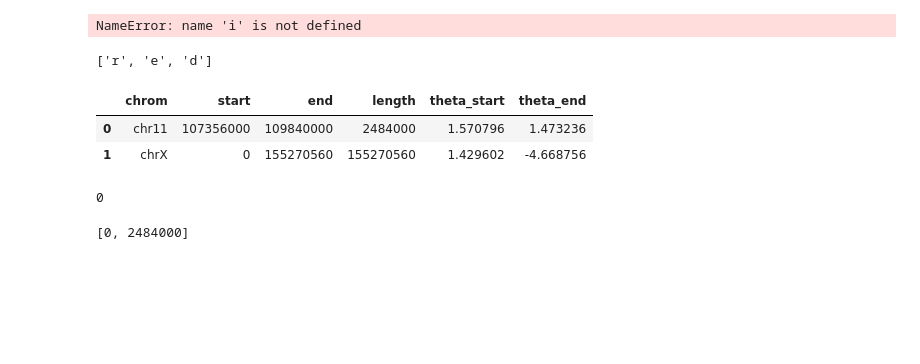
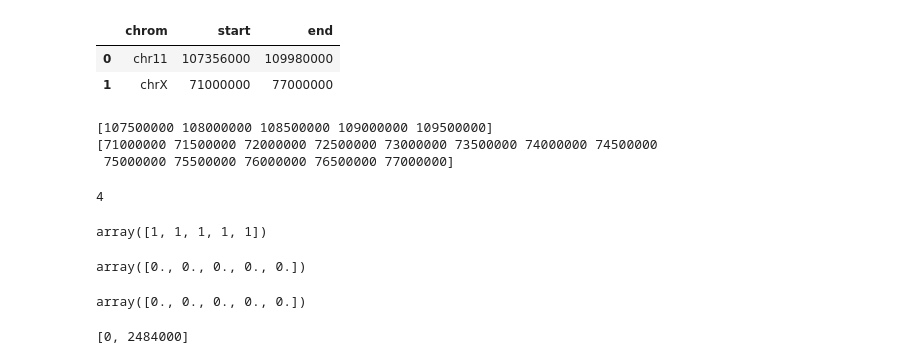
Before and after one commit to WenlongShen/ClusC, a Jupyter notebook: circos.ipynb, the cells around one changed output. Cells and saved outputs as stored; diff of their text form; code cells hidden in the pictures; blank space fills up the shorter version.

```diff
--- a/circos.ipynb
+++ b/circos.ipynb
@@ -37,18 +43,2 @@ plotting_circos(circos_configs, '/home/archer/Desktop/ClusC/examples/results/plo
 # %%
-tmp_pd = pd.read_csv(circos_configs[1].get('file'), sep="\t", names=['chrom','start','end','name','score','strand'])
+tmp_pd = pd.read_csv('/home/archer/Desktop/ClusC/examples/chrom_regions_2.txt', sep="\t", names=['chrom','start','end'])
-# %%
-if circos_configs[i].get('color') != None:
-    color = circos_configs[0].get('color')
-    if isinstance(color, str):
-        if is_colormap(color):
-            colormap = color
-            colorlist = colormap_to_rbg(colormap, vmin, vmax)
-            color = None
-        else:
-            color = [color]
-else:
-    colormap = default_colormap
-    colorlist = colormap_to_rbg(colormap, vmin, vmax)
-    color = None
-# %% [output]
-NameError: name 'i' is not defined
@@ -65,18 +45,33 @@ chrom_regions['theta_end'] = chrom_regions['theta_start']-chrom_regions['length'
-# %%
-c
-# %% [output]
-['r', 'e', 'd']
-# %%
-chrom_regions = get_theta(chrom_regions, gap, len_per_theta)
-chrom_regions
-# %% [output]
-|  | chrom | start | end | length | theta_start | theta_end |
-| 0 | chr11 | 107356000 | 109840000 | 2484000 | 1.570796 | 1.473236 |
-| 1 | chrX | 0 | 155270560 | 155270560 | 1.429602 | -4.668756 |
-# %%
-6%1
-# %% [output]
-0
+# %%
+tmp_pd
+# %% [output]
+|  | chrom | start | end |
+| 0 | chr11 | 107356000 | 109980000 |
+| 1 | chrX | 71000000 | 77000000 |
+# %%
+unit = 500000
+for index, row in tmp_pd.iterrows():
+    get_ticks(chrom_pd, len_per_theta, unit, unit_label)
+# %% [output]
+[107500000 108000000 108500000 109000000 109500000]
+[71000000 71500000 72000000 72500000 73000000 73500000 74000000 74500000
+ 75000000 75500000 76000000 76500000 77000000]
+# %%
+abs(tmp_pd['score']).max()
+# %% [output]
+4
+# %%
+np.tile(1, a.shape)
+# %% [output]
+array([1, 1, 1, 1, 1])
+# %%
+np.zeros(np.shape(a))
+# %% [output]
+array([0., 0., 0., 0., 0.])
+# %%
+np.zeros(a.shape)
+# %% [output]
+array([0., 0., 0., 0., 0.])
 # %%
 cumlen = [0] + list(chrom_regions['length'].cumsum())[:-1]
 cumlen
```
Also changed, not shown: parts of 5 cells of this notebook, 2 other files.
